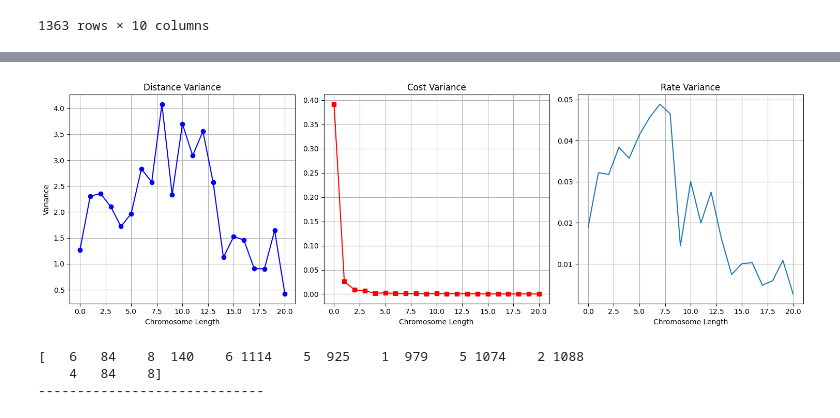
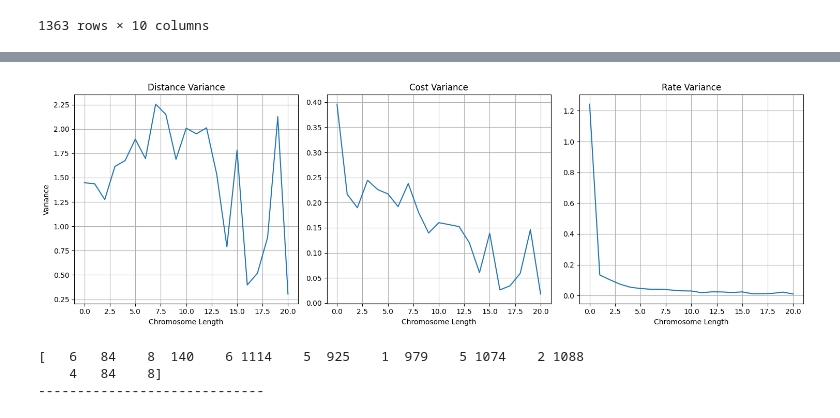
Before and after one commit to hosngholami/RecommenderSystem, a Jupyter notebook: RecommenderSystem.ipynb, the cells around one changed output, grey strips where cells are left out. Saved outputs shown, nothing was run; the diff lists cells and outputs as text; code cells hidden in the pictures.

```diff
--- a/RecommenderSystem.ipynb
+++ b/RecommenderSystem.ipynb
@@ -186,6 +186,9 @@ class GeneticAlgorithmConfig():
   cost_variance = []
   distance_variance = []
   rate_variance = []
+  distance_diversity = []
+  cost_diversity = []
+  rate_diversity = []
 # %%
 def getSliceRoute(route):
   length = route[0] * GeneticAlgorithmConfig.timePlaceMappingSize
@@ -1119,34 +1170,33 @@ plt.show()
 # %%
 import numpy as np
 import matplotlib.pyplot as plt
 # رسم نمودار واریانس
 
 fig, axes = plt.subplots(1, 3, figsize=(15, 5))
 
-
-axes[0].plot(range(len(GeneticAlgorithmConfig.cost_variance)), GeneticAlgorithmConfig.cost_variance, 'b-o', label='Distance Variance')
+axes[0].plot(GeneticAlgorithmConfig.cost_diversity, label='Distance Variance')
 axes[0].set_title("Distance Variance")
 axes[0].set_xlabel("Chromosome Length")
 axes[0].set_ylabel("Variance")
 axes[0].grid(True)
 
 # نمودار واریانس هزینه
-axes[1].plot(range(len(GeneticAlgorithmConfig.distance_variance)), GeneticAlgorithmConfig.distance_variance, 'r-s', label='Cost Variance')
+axes[1].plot(GeneticAlgorithmConfig.rate_diversity, label='Cost Variance')
 axes[1].set_title("Cost Variance")
 axes[1].set_xlabel("Chromosome Length")
 axes[1].grid(True)
 
 # نمودار واریانس نرخ
-axes[2].plot(range(len(GeneticAlgorithmConfig.rate_variance)), GeneticAlgorithmConfig.rate_variance, label='Rate Variance')
+axes[2].plot(GeneticAlgorithmConfig.distance_diversity, label='Rate Variance')
 axes[2].set_title("Rate Variance")
 axes[2].set_xlabel("Chromosome Length")
 axes[2].grid(True)
 
 # تنظیم فاصله بین نمودارها
 plt.tight_layout()
 plt.show()
 # %% [output]
-[figure, old version]
+[figure, new version]
 # %%
 pareto_indices = NonDominatedSorting().do(res.F, only_non_dominated_front=False)  # بدون محدودیت به جبهه اول
 pareto_fronts = [res.F[indices] for indices in pareto_indices]
```
Also changed, not shown: parts of 3 cells of this notebook.
